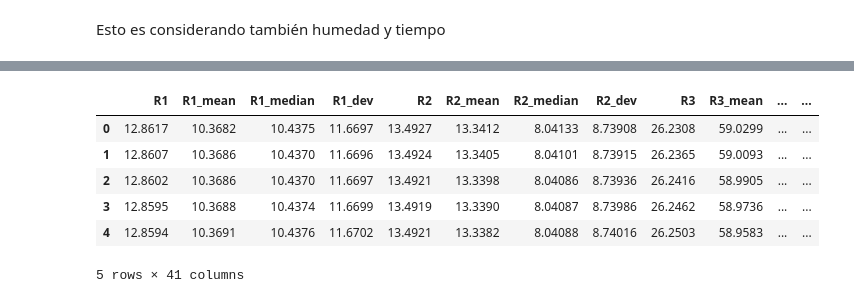
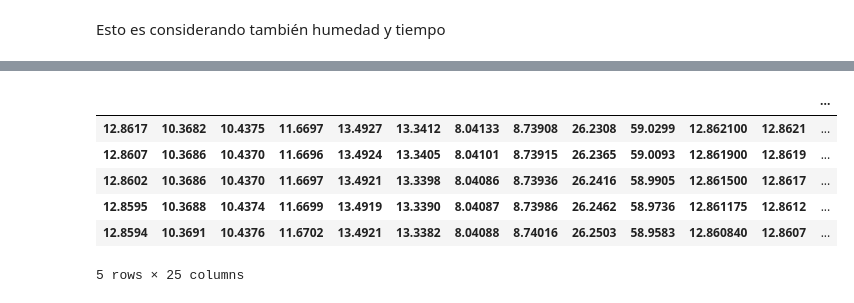
Before and after one commit to danibt656/Gas-sensor-for-home-activity, a Jupyter notebook: red_neuronal.ipynb, the cells around one changed output, grey strips where cells are left out. Saved outputs shown, nothing was run; the diff lists cells and outputs as text; code cells hidden in the pictures.

```diff
--- a/red_neuronal.ipynb
+++ b/red_neuronal.ipynb
@@ -160,30 +152,31 @@ weighted avg       0.98      0.98      0.98     83721
 # %%
 F_TEST_DATASET = "./data/filas_test.dat"
 
 FEATURES_ORIGINAL = ['R1', 'R2', 'R3', 'R4', 'R5', 'R6', 'R7', 'R8', 'Temp.', 'Humidity']
 FEATURES = [
-  'R1', 'R1_mean', 'R1_median', 'R1_dev',
-  'R2', 'R2_mean', 'R2_median', 'R2_dev',
-  'R3', 'R3_mean', 'R3_median', 'R3_dev',
-  'R4', 'R4_mean', 'R4_median', 'R4_dev',
-  'R5', 'R5_mean', 'R5_median', 'R5_dev',
-  'R6', 'R6_mean', 'R6_median', 'R6_dev',
-  'R7', 'R7_mean', 'R7_median', 'R7_dev',
-  'R8', 'R8_mean', 'R8_median', 'R8_dev',
+  'R1', 'R1_mean', 'R1_dev',
+  'R2', 'R2_mean', 'R2_dev',
+  'R3', 'R3_mean', 'R3_dev',
+  'R4', 'R4_mean', 'R4_dev',
+  'R5', 'R5_mean', 'R5_dev',
+  'R6', 'R6_mean', 'R6_dev',
+  'R7', 'R7_mean', 'R7_dev',
+  'R8', 'R8_mean', 'R8_dev',
+#   'Temp.', 'Temp._mean', 'Temp._dev',
+#   'Humidity', 'Humidity_mean', 'Humidity_dev',
 ]
-
 
 dtest = pd.read_csv(F_TEST_DATASET, sep=",")
 dtest['class']  = 'background'
 dtest.head()
 # %% [output]
-|  | R1 | R1_mean | R1_median | R1_dev | R2 | R2_mean | R2_median | R2_dev | R3 | R3_mean | ... | ... |
-| 0 | 12.8617 | 10.3682 | 10.4375 | 11.6697 | 13.4927 | 13.3412 | 8.04133 | 8.73908 | 26.2308 | 59.0299 | ... | ... |
-| 1 | 12.8607 | 10.3686 | 10.4370 | 11.6696 | 13.4924 | 13.3405 | 8.04101 | 8.73915 | 26.2365 | 59.0093 | ... | ... |
-| 2 | 12.8602 | 10.3686 | 10.4370 | 11.6697 | 13.4921 | 13.3398 | 8.04086 | 8.73936 | 26.2416 | 58.9905 | ... | ... |
-| 3 | 12.8595 | 10.3688 | 10.4374 | 11.6699 | 13.4919 | 13.3390 | 8.04087 | 8.73986 | 26.2462 | 58.9736 | ... | ... |
-| 4 | 12.8594 | 10.3691 | 10.4376 | 11.6702 | 13.4921 | 13.3382 | 8.04088 | 8.74016 | 26.2503 | 58.9583 | ... | ... |
+|  |  |  |  |  |  |  |  |  |  |  |  | ... |
+| 12.8617 | 10.3682 | 10.4375 | 11.6697 | 13.4927 | 13.3412 | 8.04133 | 8.73908 | 26.2308 | 59.0299 | 12.862100 | 12.8621 | ... |
+| 12.8607 | 10.3686 | 10.4370 | 11.6696 | 13.4924 | 13.3405 | 8.04101 | 8.73915 | 26.2365 | 59.0093 | 12.861900 | 12.8619 | ... |
+| 12.8602 | 10.3686 | 10.4370 | 11.6697 | 13.4921 | 13.3398 | 8.04086 | 8.73936 | 26.2416 | 58.9905 | 12.861500 | 12.8617 | ... |
+| 12.8595 | 10.3688 | 10.4374 | 11.6699 | 13.4919 | 13.3390 | 8.04087 | 8.73986 | 26.2462 | 58.9736 | 12.861175 | 12.8612 | ... |
+| 12.8594 | 10.3691 | 10.4376 | 11.6702 | 13.4921 | 13.3382 | 8.04088 | 8.74016 | 26.2503 | 58.9583 | 12.860840 | 12.8607 | ... |
-5 rows × 41 columns
+5 rows × 25 columns
 # %%
 from sklearn import metrics
 from sklearn.model_selection import StratifiedKFold
```
Also changed, not shown: parts of 11 cells of this notebook.
